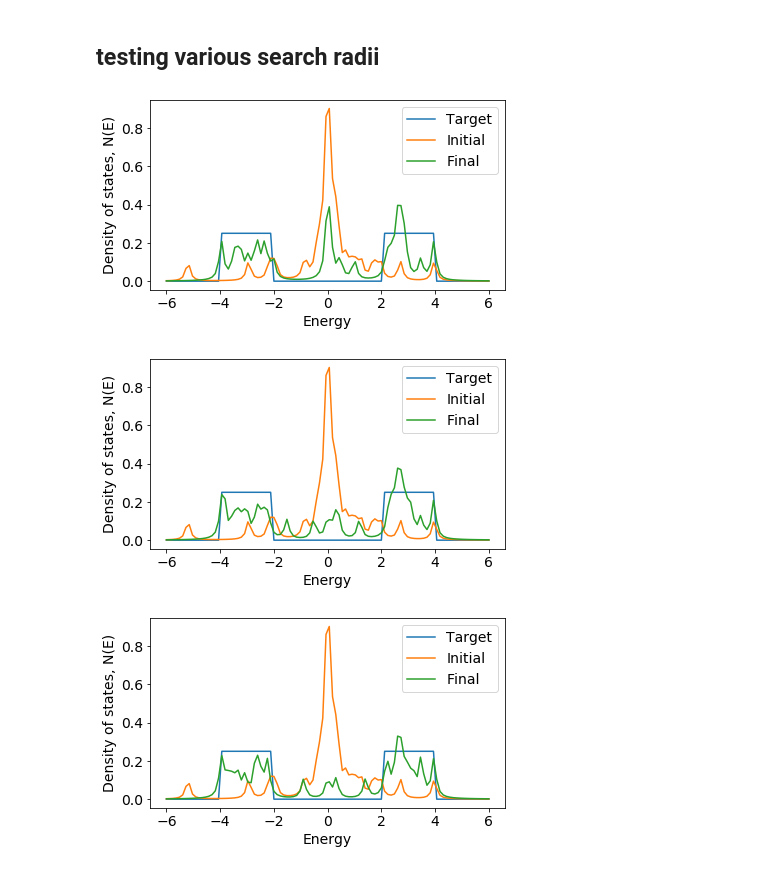
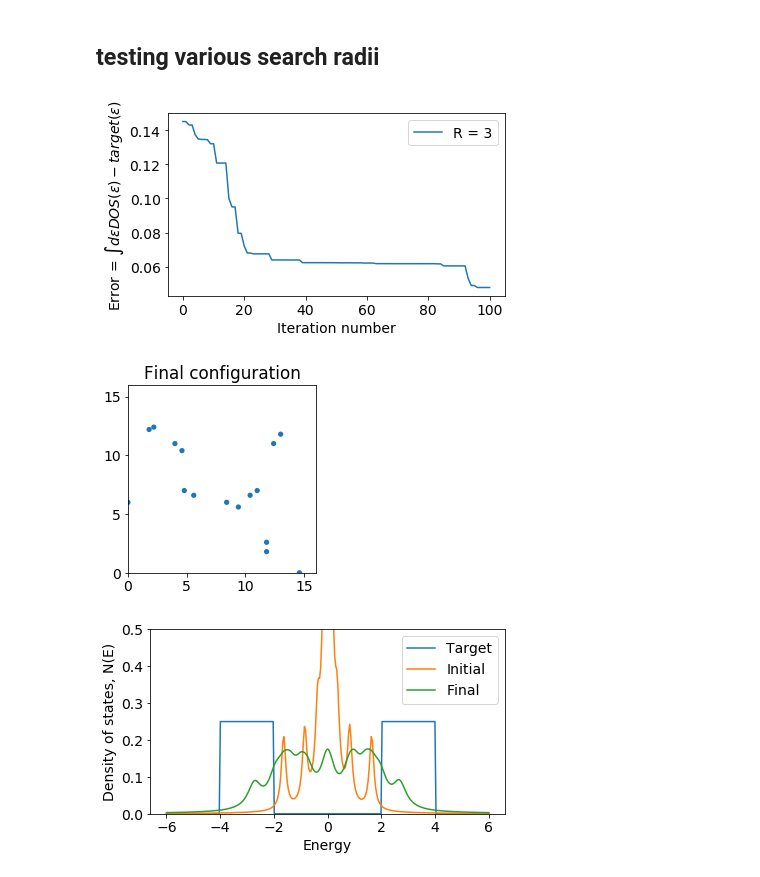
Before and after one commit to gautamra/Adaptive-Quantum-Design, a Jupyter notebook: AQD tight binding.ipynb, the cells around one changed output. Drawn from its saved outputs; the diff is of its cells as text; code cells hidden in the pictures.

Commit message:
Use finite DOS target

```diff
--- a/AQD tight binding.ipynb
+++ b/AQD tight binding.ipynb
@@ -24,13 +63,15 @@ class Model:
     the decay power of the hopping function and the target DOS to be approximated.
     """
 
-    def __init__(self, N = 50, L =15, W = 15, alpha = 3, res = 0.1, target = (None, None)):
+    def __init__(self, N = 50, L =15, W = 15, alpha = 3, res = 0.1, target=tophat()):
         self.t = 1
         self.N = N # Number of atoms
         self.L = L # LxW square grid of sites available to bee occupied by atoms
         self.W = W
         self.alpha = alpha #Hopping between site i and j goes as 1/dist(i,j)^alpha where dist is the Euclidean distance
-        self.eex, self.target = target
+        self.eex, self.target, self.principal_target = target
+        if self.principal_target.any == None:
+            self.principal_target = self.target
         self.de = self.eex[1]-self.eex[0]
         self.res = res
 
@@ -147,22 +179,25 @@ target = 1/(2*(emax-emin))*np.array([1 if (abs(ee)<emax and abs(ee)>emin) else 0
+# %%
+eex = np.linspace(-6,6,100)
+target = asymmetrichat()
 # %%
 # radii = [1,2,3,4,5,6]
-radii = [3,4,5]
+radii = [3]
 tests = []
 err_logs = []
 times = []
 for radius in tqdm(radii):
     np.random.seed(0)
-    test = Model(N = 16, L =16, W = 16, alpha = 3, res = 0.2,target = (eex, target))
+    test = Model(N = 16, L =16, W = 16, alpha = 3, res = 0.2, target = target)
     np.random.seed(None)
     start = time.time()
-    err_log = test.optimize(1000, search_radius = radius)
+    err_log = test.optimize(100, search_radius = radius)
     stop = time.time()
     times.append(stop - start)
     err_logs.append(err_log)
     tests.append(test)
 # %%
 fig, ax = plt.subplots()
-[ax.plot(err_logs[i], label = "R = {}".format(radii[i])) for i in range(3)]
+[ax.plot(err_logs[i], label = "R = {}".format(radii[i])) for i in range(len(tests))]
 ax.set_ylabel("Error = $\\int d\\epsilon DOS(\\epsilon) - target(\\epsilon)$")
 ax.set_xlabel("Iteration number")
 ax.legend()
@@ -175,16 +210,18 @@ for test in tests:
     ax.set_ylim((0,test.W))
     ax.set_title("Final configuration")
     plt.show()
+# %% [output]
+[figure, added]
+[figure, added]
 # %%
 for test in tests:
-    plt.plot(test.eex, test.target, label = "Target")
+    plt.plot(test.eex, test.principal_target, label = "Target")
     plt.plot(test.eex, test.init_config.get_DOS(), label = "Initial")
-    plt.plot(test.eex, configuration(test.occupied_sites, setup = test.setup).get_DOS(), label = "Final")
+    plt.plot(test.eex, configuration(test.occupied_sites, setup = test.setup).get_DOS(gam = 0.3), label = "Final")
     plt.legend()
     plt.xlabel("Energy")
     plt.ylabel("Density of states, N(E)")
+    plt.ylim([0,0.5])
     plt.show()
 # %% [output]
-[figure, old version]
+[figure, new version]
-[figure, removed]
-[figure, removed]
```
Also changed, not shown: parts of 5 cells of this notebook.
